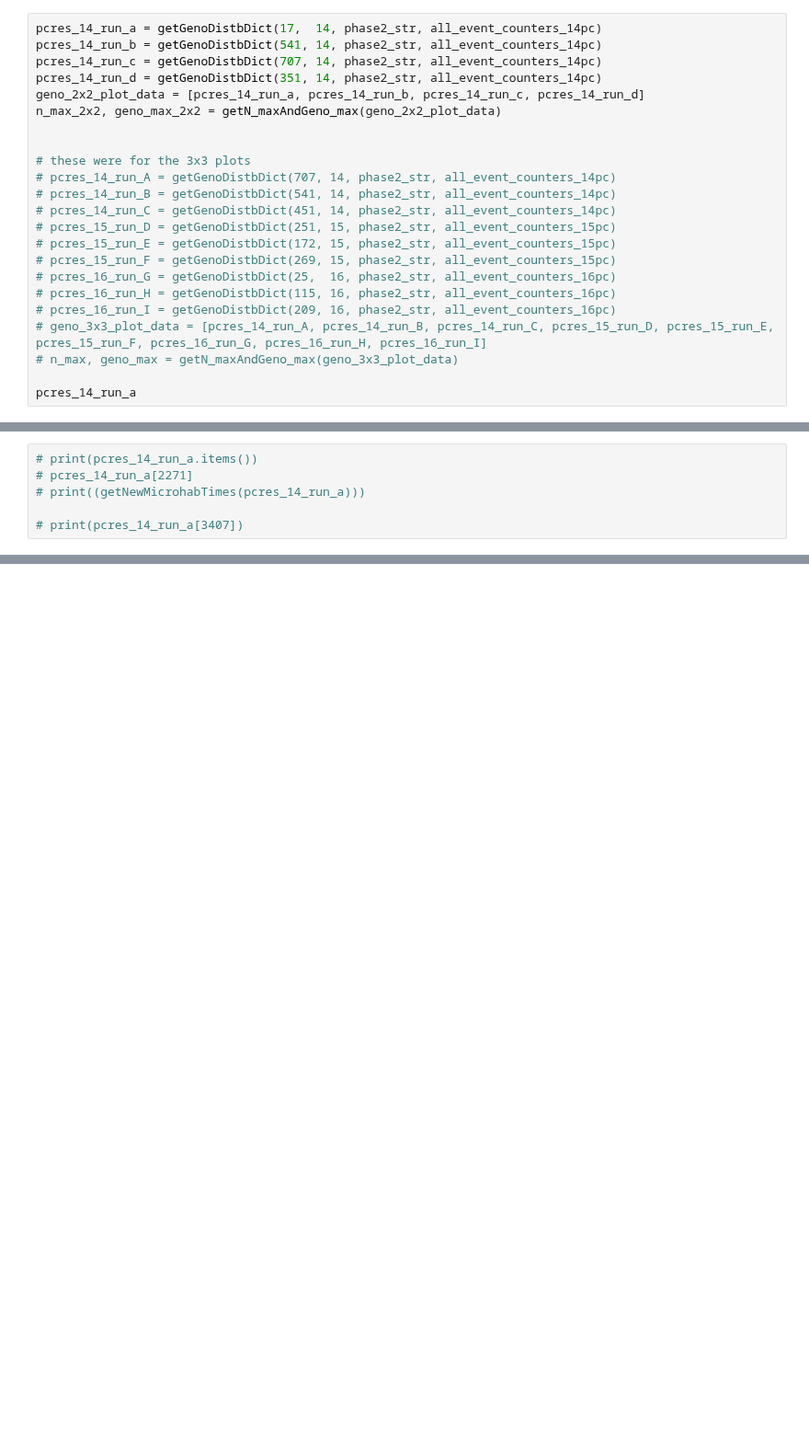
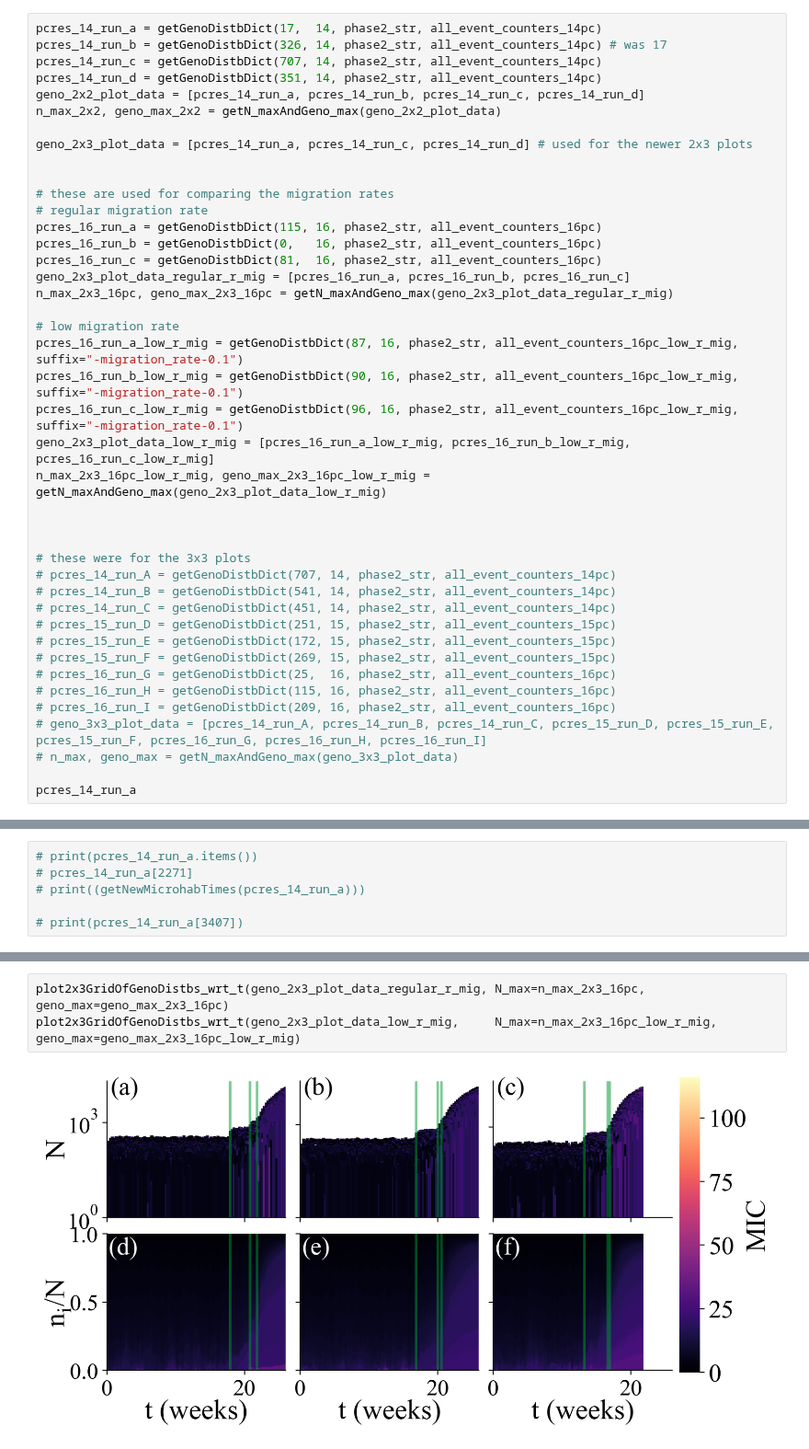
Before and after one commit to patricksinclair/multispecies_postprocessing, a Jupyter notebook: geno_distbs/varying_susceps/geno_distb_plotter.ipynb, the cells around one changed output, grey strips where cells are left out. Shown at 92% size. Cells and saved outputs as stored; diff of their text form; blank space fills up the shorter version.

```diff
--- a/geno_distbs/varying_susceps/geno_distb_plotter.ipynb
+++ b/geno_distbs/varying_susceps/geno_distb_plotter.ipynb
@@ -520,11 +358,30 @@ def getNewMicrohabTimes(geno_dict):
     return sorted(new_mh_times)
 # %%
 pcres_14_run_a = getGenoDistbDict(17,  14, phase2_str, all_event_counters_14pc)
-pcres_14_run_b = getGenoDistbDict(541, 14, phase2_str, all_event_counters_14pc)
+pcres_14_run_b = getGenoDistbDict(326, 14, phase2_str, all_event_counters_14pc) # was 17
 pcres_14_run_c = getGenoDistbDict(707, 14, phase2_str, all_event_counters_14pc)
 pcres_14_run_d = getGenoDistbDict(351, 14, phase2_str, all_event_counters_14pc)
 geno_2x2_plot_data = [pcres_14_run_a, pcres_14_run_b, pcres_14_run_c, pcres_14_run_d]
 n_max_2x2, geno_max_2x2 = getN_maxAndGeno_max(geno_2x2_plot_data)
+
+geno_2x3_plot_data = [pcres_14_run_a, pcres_14_run_c, pcres_14_run_d] # used for the newer 2x3 plots
+
+
+# these are used for comparing the migration rates
+# regular migration rate
+pcres_16_run_a = getGenoDistbDict(115, 16, phase2_str, all_event_counters_16pc)
+pcres_16_run_b = getGenoDistbDict(0,   16, phase2_str, all_event_counters_16pc)
+pcres_16_run_c = getGenoDistbDict(81,  16, phase2_str, all_event_counters_16pc)
+geno_2x3_plot_data_regular_r_mig = [pcres_16_run_a, pcres_16_run_b, pcres_16_run_c]
+n_max_2x3_16pc, geno_max_2x3_16pc = getN_maxAndGeno_max(geno_2x3_plot_data_regular_r_mig)
+
+# low migration rate
+pcres_16_run_a_low_r_mig = getGenoDistbDict(87, 16, phase2_str, all_event_counters_16pc_low_r_mig, suffix="-migration_rate-0.1")
+pcres_16_run_b_low_r_mig = getGenoDistbDict(90, 16, phase2_str, all_event_counters_16pc_low_r_mig, suffix="-migration_rate-0.1")
+pcres_16_run_c_low_r_mig = getGenoDistbDict(96, 16, phase2_str, all_event_counters_16pc_low_r_mig, suffix="-migration_rate-0.1")
+geno_2x3_plot_data_low_r_mig = [pcres_16_run_a_low_r_mig, pcres_16_run_b_low_r_mig, pcres_16_run_c_low_r_mig]
+n_max_2x3_16pc_low_r_mig, geno_max_2x3_16pc_low_r_mig = getN_maxAndGeno_max(geno_2x3_plot_data_low_r_mig)
+
 
 
 # these were for the 3x3 plots
@@ -1254,0 +830,5 @@ plot1x3GridOfGenoDistbs_wrt_t(pcres_14_run_b, N_max=n_max_2x2, geno_max=geno_max
+# %%
+plot2x3GridOfGenoDistbs_wrt_t(geno_2x3_plot_data_regular_r_mig, N_max=n_max_2x3_16pc,           geno_max=geno_max_2x3_16pc)
+plot2x3GridOfGenoDistbs_wrt_t(geno_2x3_plot_data_low_r_mig,     N_max=n_max_2x3_16pc_low_r_mig, geno_max=geno_max_2x3_16pc_low_r_mig)
+# %% [output]
+[figure, added]
```
Also changed, not shown: parts of 29 cells of this notebook.
